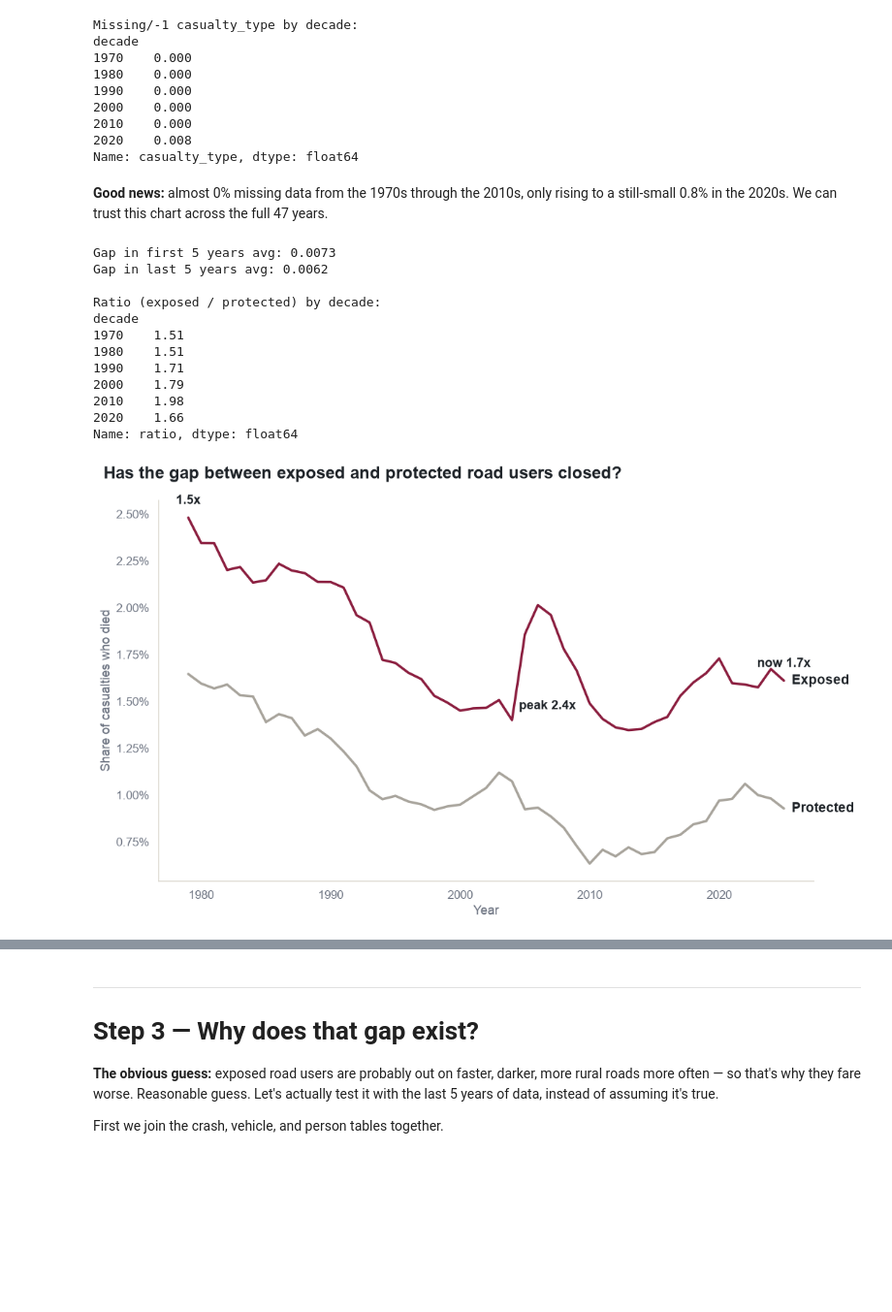
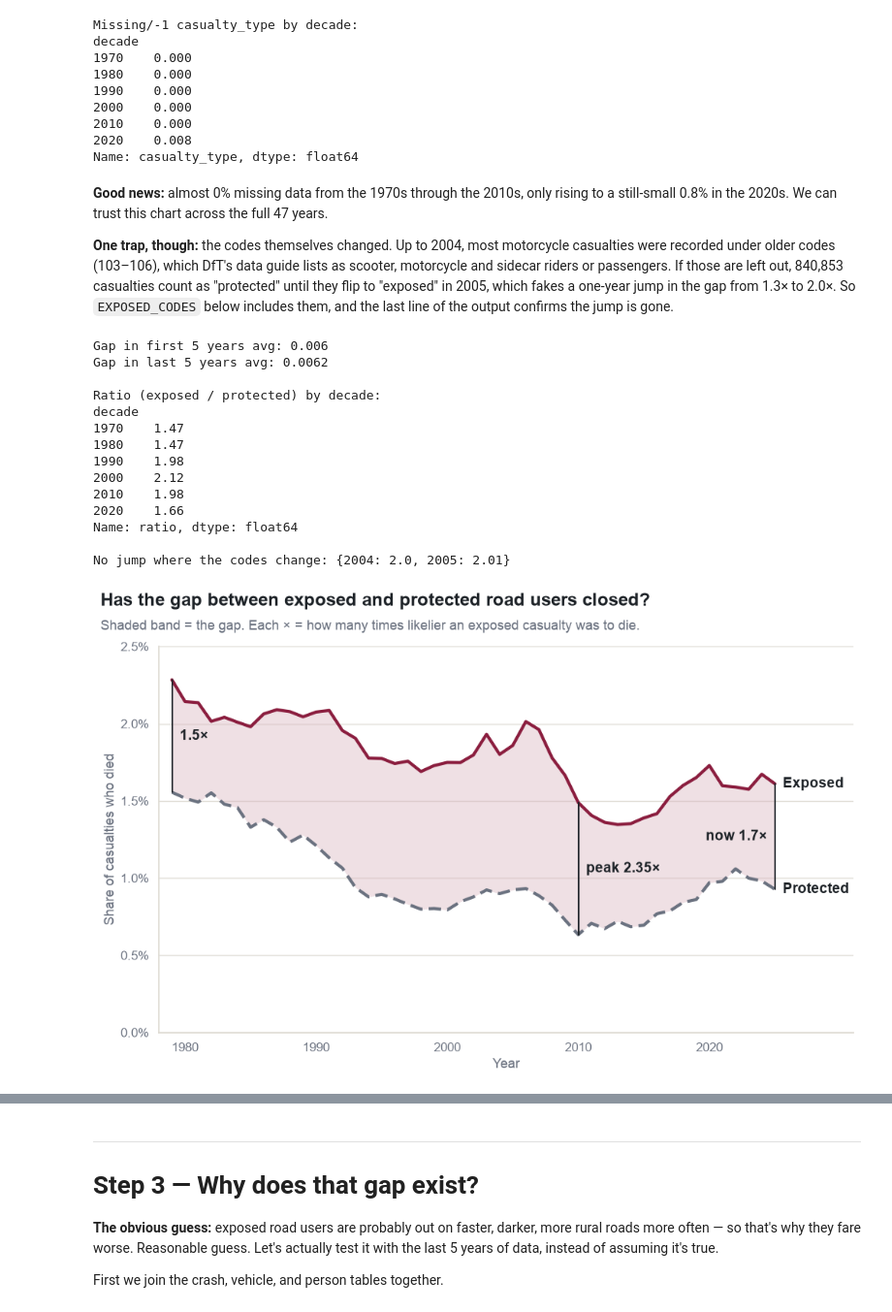
Before and after one commit to hrshankar2002/Data-Vis-Proj, a Jupyter notebook: road_crash_analysis.ipynb, the cells around one changed output, grey strips where cells are left out. Shown at 97% size. Cells and saved outputs as stored; diff of their text form; code cells hidden in the pictures; blank space fills up the shorter version.

Commit message:
latest changesv2

```diff
--- a/road_crash_analysis.ipynb
+++ b/road_crash_analysis.ipynb
@@ -208,8 +209,10 @@ decade
 Name: casualty_type, dtype: float64
 # %% [markdown]
 **Good news:** almost 0% missing data from the 1970s through the 2010s, only rising to a still-small 0.8% in the 2020s. We can trust this chart across the full 47 years.
+
+**One trap, though:** the codes themselves changed. Up to 2004, most motorcycle casualties were recorded under older codes (103–106), which DfT's data guide lists as scooter, motorcycle and sidecar riders or passengers. If those are left out, 840,853 casualties count as "protected" until they flip to "exposed" in 2005, which fakes a one-year jump in the gap from 1.3× to 2.0×. So `EXPOSED_CODES` below includes them, and the last line of the output confirms the jump is gone.
 # %%
-EXPOSED_CODES = {0, 1, 2, 3, 4, 5, 23, 97}  # pedestrian, cyclist, motorcyclist variants
+EXPOSED_CODES = {0, 1, 2, 3, 4, 5, 23, 97, 103, 104, 105, 106}  # pedestrian, cyclist, motorcyclist variants (103-106 = motorcycle codes up to 2004)
 
 usecols2 = ["collision_year", "casualty_severity", "casualty_type"]
 chunks2 = []
@@ -237,53 +240,60 @@ print("Gap in first 5 years avg:", gap_wide["gap"].iloc[:5].mean().round(4))
 print("Gap in last 5 years avg:", gap_wide["gap"].iloc[-5:].mean().round(4))
 print("\nRatio (exposed / protected) by decade:")
 print(decade_ratio)
+print("\nNo jump where the codes change:", gap_wide["ratio"].loc[2004:2005].round(2).to_dict())
 # %% [output]
-Gap in first 5 years avg: 0.0073
+Gap in first 5 years avg: 0.006
 Gap in last 5 years avg: 0.0062
 
 Ratio (exposed / protected) by decade:
 decade
-1970    1.51
-1980    1.51
-1990    1.71
-2000    1.79
+1970    1.47
+1980    1.47
+1990    1.98
+2000    2.12
 2010    1.98
 2020    1.66
 Name: ratio, dtype: float64
+
+No jump where the codes change: {2004: 2.0, 2005: 2.01}
 # %%
 peak_year = gap_wide["ratio"].idxmax()
 peak_ratio = gap_wide["ratio"].max()
 start_ratio = gap_wide["ratio"].iloc[0]
 end_ratio = gap_wide["ratio"].iloc[-1]
 
 fig, ax = plt.subplots(figsize=VIDEO_FIG)
-sns.lineplot(
-    data=fatal_share, x="collision_year", y="fatal_share", hue="group",
-    palette={"Exposed": EXPOSED_COLOUR, "Protected": PROTECTED_COLOUR}, ax=ax, linewidth=2.5, legend=False,
-)
-headline(fig, "Has the gap between exposed and protected road users closed?")
-ax.set_xlabel("Year")
-ax.set_ylabel("Share of casualties who died")
-ax.yaxis.set_major_formatter(lambda y, _: f"{y:.2%}")
+ax.fill_between(gap_wide.index, gap_wide["Protected"], gap_wide["Exposed"], color=HARM_LIGHT, alpha=0.45, linewidth=0, zorder=1)
+ax.plot(gap_wide.index, gap_wide["Exposed"], color=EXPOSED_COLOUR, linewidth=3, zorder=3)
+ax.plot(gap_wide.index, gap_wide["Protected"], color=MUTED, linewidth=3, linestyle=(0, (4, 2)), zorder=3)
 
-# Direct on-chart callouts, so the "twist" reads without narration
-start_y = fatal_share.query("collision_year == collision_year.min() and group == 'Exposed'")["fatal_share"].iloc[0]
-peak_y = fatal_share.query("collision_year == @peak_year and group == 'Exposed'")["fatal_share"].iloc[0]
-end_y = fatal_share.query("collision_year == collision_year.max() and group == 'Exposed'")["fatal_share"].iloc[0]
-
-ax.annotate(f"{start_ratio:.1f}x", xy=(fatal_share['collision_year'].min(), start_y),
-            xytext=(0, 14), textcoords="offset points", ha="center", fontsize=13, fontweight="bold")
-ax.annotate(f"peak {peak_ratio:.1f}x", xy=(peak_year, peak_y),
-            xytext=(-14, -6), textcoords="offset points", ha="right", fontsize=13, fontweight="bold")
-ax.annotate(f"now {end_ratio:.1f}x", xy=(fatal_share['collision_year'].max(), end_y),
-            xytext=(0, 14), textcoords="offset points", ha="center", fontsize=13, fontweight="bold")
+# the gap read directly at the start, the peak and today
+for year, label, dx, align in [
+    (gap_wide.index.min(), f"{start_ratio:.1f}\u00d7", 0.6, "left"),
+    (peak_year, f"peak {peak_ratio:.2f}\u00d7", 0.6, "left"),
+    (gap_wide.index.max(), f"now {end_ratio:.1f}\u00d7", -0.6, "right"),
+]:
+    top, bottom = gap_wide.loc[year, "Exposed"], gap_wide.loc[year, "Protected"]
+    ax.plot([year, year], [bottom, top], color=INK, linewidth=1.5, zorder=4)
+    ax.text(year + dx, (top + bottom) / 2, label, ha=align, va="center", fontsize=14, fontweight="bold", zorder=5)
 
 for group in ["Exposed", "Protected"]:
     ax.text(gap_wide.index.max() + 0.6, gap_wide[group].iloc[-1], group, va="center", fontsize=14, fontweight="bold")
 
+ax.set_xlim(1978, 2031)
+ax.set_ylim(0, 0.025)
+ax.set_xticks(range(1980, 2030, 10))
+ax.set_yticks([0, 0.005, 0.01, 0.015, 0.02, 0.025])
+ax.yaxis.set_major_formatter(lambda y, _: f"{y:.1%}")
+ax.set_xlabel("Year")
+ax.set_ylabel("Share of casualties who died")
+ax.grid(axis="y", color=RULE, linewidth=1)
+ax.set_axisbelow(True)
 sns.despine()
+headline(fig, "Has the gap between exposed and protected road users closed?",
+         "Shaded band = the gap. Each \u00d7 = how many times likelier an exposed casualty was to die.")
 save(fig, "02_severity_gap.png")
 plt.show()
 # %% [output]
-[figure, old version]
+[figure, new version]
 # %% [markdown]
```
Also changed, not shown: parts of 17 cells of this notebook, 7 other files.
